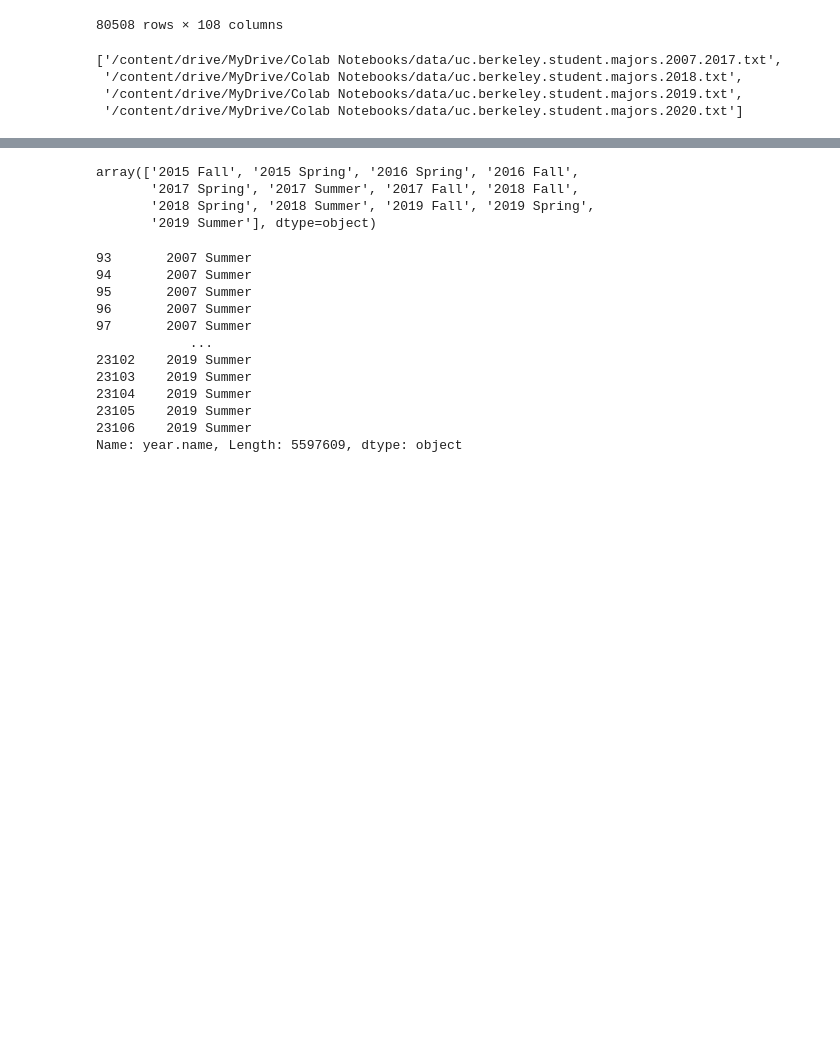
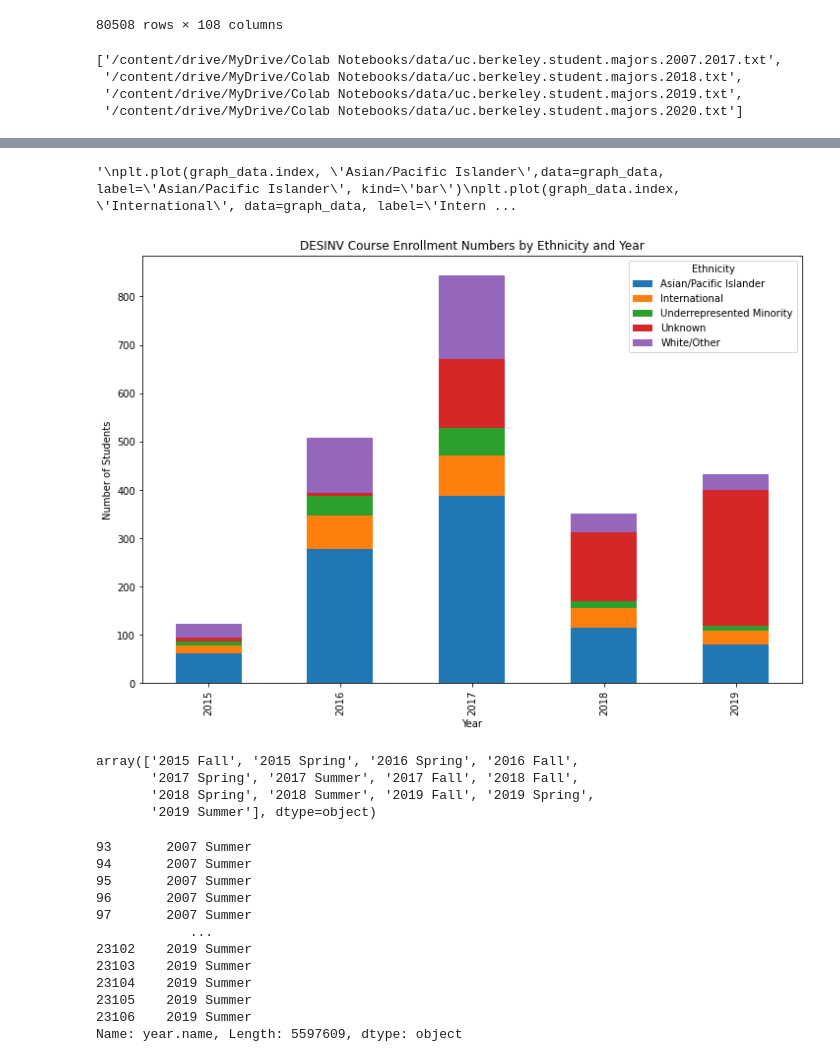
Before and after one commit to PaulDTP/Berkeley_Jacobs, a Jupyter notebook: test.ipynb, the cells around one changed output, grey strips where cells are left out. Drawn from its saved outputs; the diff is of its cells as text; code cells hidden in the pictures; blank space fills up the shorter version.

Commit message:
Created graphs

```diff
--- a/test.ipynb
+++ b/test.ipynb
@@ -93,4 +79,4 @@ maker_passes = maker_passes[maker_passes['ppsk'] != 'MISSING']
 #maker_passes = maker_passes['ppsk'].unique()
 
 # all students who took design innovation course
-jacobs = student_courses[student_courses["course.department"] == "Design Innovation"]
+jacobs = student_courses[student_courses["course.subject"] == "Design Innovation"].drop('instructor.name', axis=1)
@@ -124,0 +143,7 @@ len(maker_passes['ppsk'].unique())
+# %%
+jacobs_ethnicities = jacobs.merge(stem_paths[['ppsk', 'ethnic.l1']], on='ppsk', how='left')
+jacobs_ethnicities['ethnic.l1'].fillna('Unknown', inplace=True)
+# %%
+jacobs_ethnicities['year'] = jacobs_ethnicities['year.name'].str.split(" ", expand=True)[0]
+jacobs_ethnicities = jacobs_ethnicities.rename({'ethnic.l1': "Ethnicity"}, axis=1)
+jacobs_ethnicities
@@ -124,0 +164,3 @@ len(maker_passes['ppsk'].unique())
+# %%
+graph_data = jacobs_ethnicities.groupby(['year','Ethnicity']).count().unstack()['ppsk']
+graph_data
@@ -125,3 +175,20 @@ len(maker_passes['ppsk'].unique())
+# %%
+#plt.figure(figsize=(12,8))
+graph_data.plot(kind='bar', stacked=True, figsize=(12,8), xlabel='Year', ylabel='Number of Students', title='DESINV Course Enrollment Numbers by Ethnicity and Year')
+'''
+plt.plot(graph_data.index, 'Asian/Pacific Islander',data=graph_data, label='Asian/Pacific Islander', kind='bar')
+plt.plot(graph_data.index, 'International', data=graph_data, label='International')
+plt.plot(graph_data.index, 'Underrepresented Minority', data=graph_data, label='Underrepresented Minority')
+plt.plot(graph_data.index, 'White/Other', data=graph_data, label='White/Other')
+plt.plot(graph_data.index, 'Unknown', data=graph_data, label='Unknown')
+plt.xlabel("Year")
+plt.ylabel('Number of Students')
+plt.title("DESINV Course Enrollment Numbers by Ethnicity and Year")
+plt.legend(bbox_to_anchor=(1,1), loc="upper left")
+'''
+# %% [output]
+'\nplt.plot(graph_data.index, \'Asian/Pacific Islander\',data=graph_data, label=\'Asian/Pacific Islander\', kind=\'bar\')\nplt.plot(graph_data.index, \'International\', data=graph_data, label=\'Intern ...
+[figure, added]
 # %%
 student_courses[student_courses["course.subject"] == "Design Innovation"]['year.name'].unique()
 # %% [output]
```
Also changed, not shown: parts of 14 cells of this notebook, 4 other files.
